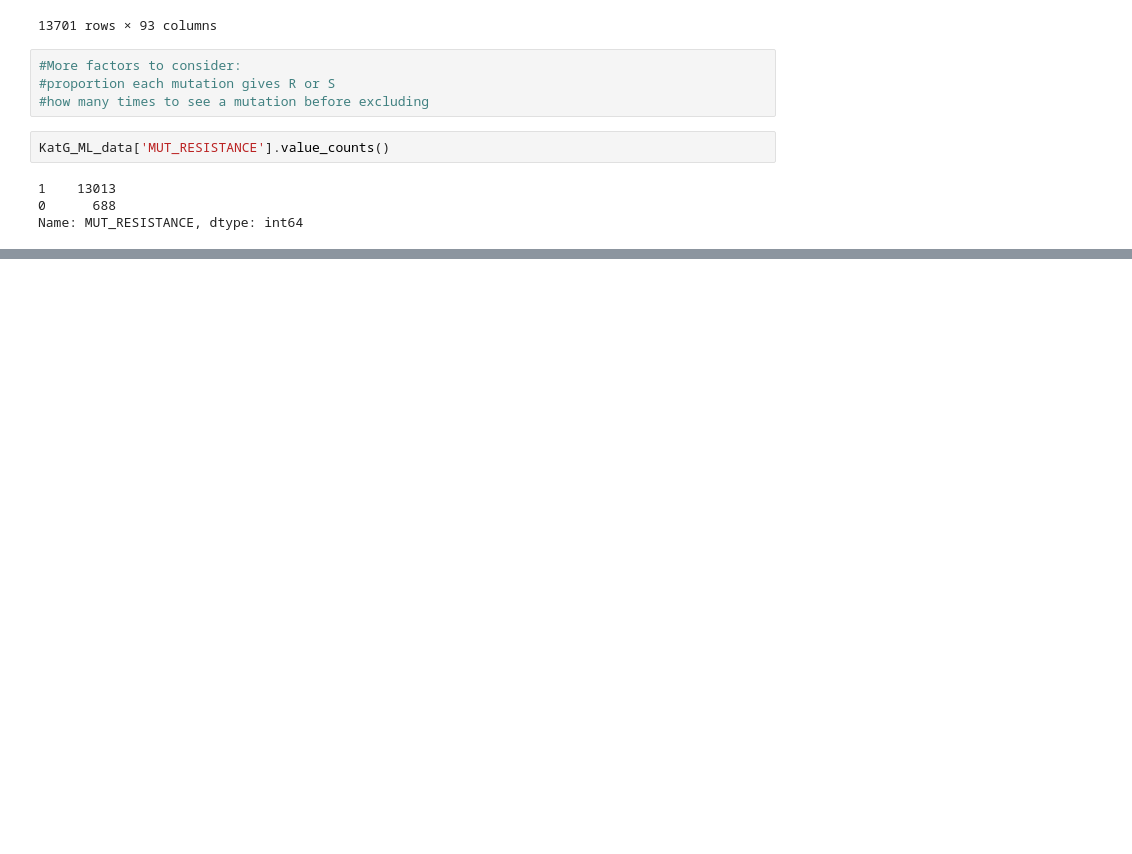
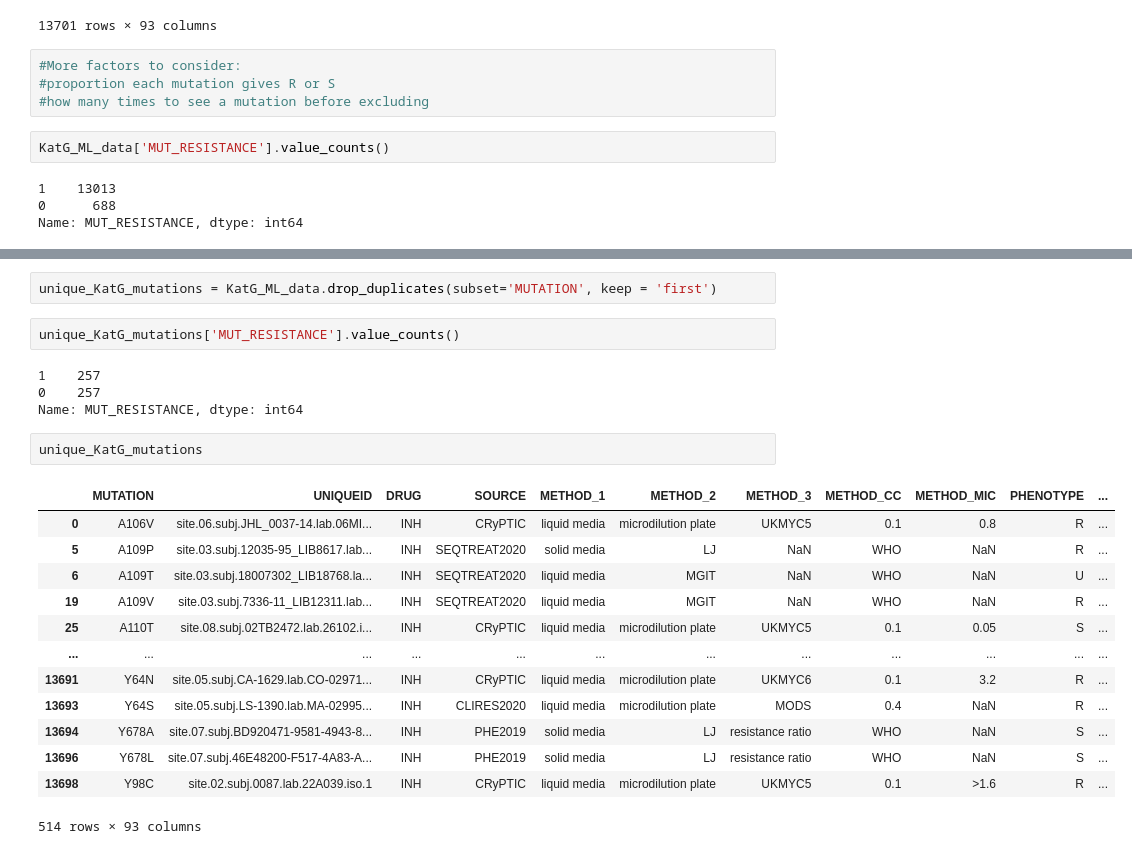
Before and after one commit to fowler-lab/Inh_resistance, a Jupyter notebook: CRyPTIC_KatG.ipynb, the cells around one changed output, grey strips where cells are left out. Drawn from its saved outputs; the diff is of its cells as text; blank space fills up the shorter version.

```diff
--- a/CRyPTIC_KatG.ipynb
+++ b/CRyPTIC_KatG.ipynb
@@ -575,0 +611,24 @@ Dylan tried 4 dif algorithms, called them direct and indirect method, random for
+# %%
+unique_KatG_mutations = KatG_ML_data.drop_duplicates(subset='MUTATION', keep = 'first')
+# %%
+unique_KatG_mutations['MUT_RESISTANCE'].value_counts()
+# %% [output]
+1    257
+0    257
+Name: MUT_RESISTANCE, dtype: int64
+# %%
+unique_KatG_mutations
+# %% [output]
+|  | MUTATION | UNIQUEID | DRUG | SOURCE | METHOD_1 | METHOD_2 | METHOD_3 | METHOD_CC | METHOD_MIC | PHENOTYPE | ... |
+| 0 | A106V | site.06.subj.JHL_0037-14.lab.06MI... | INH | CRyPTIC | liquid media | microdilution plate | UKMYC5 | 0.1 | 0.8 | R | ... |
+| 5 | A109P | site.03.subj.12035-95_LIB8617.lab... | INH | SEQTREAT2020 | solid media | LJ | NaN | WHO | NaN | R | ... |
+| 6 | A109T | site.03.subj.18007302_LIB18768.la... | INH | SEQTREAT2020 | liquid media | MGIT | NaN | WHO | NaN | U | ... |
+| 19 | A109V | site.03.subj.7336-11_LIB12311.lab... | INH | SEQTREAT2020 | liquid media | MGIT | NaN | WHO | NaN | R | ... |
+| 25 | A110T | site.08.subj.02TB2472.lab.26102.i... | INH | CRyPTIC | liquid media | microdilution plate | UKMYC5 | 0.1 | 0.05 | S | ... |
+| ... | ... | ... | ... | ... | ... | ... | ... | ... | ... | ... | ... |
+| 13691 | Y64N | site.05.subj.CA-1629.lab.CO-02971... | INH | CRyPTIC | liquid media | microdilution plate | UKMYC6 | 0.1 | 3.2 | R | ... |
+| 13693 | Y64S | site.05.subj.LS-1390.lab.MA-02995... | INH | CLIRES2020 | liquid media | microdilution plate | MODS | 0.4 | NaN | R | ... |
+| 13694 | Y678A | site.07.subj.BD920471-9581-4943-8... | INH | PHE2019 | solid media | LJ | resistance ratio | WHO | NaN | S | ... |
+| 13696 | Y678L | site.07.subj.46E48200-F517-4A83-A... | INH | PHE2019 | solid media | LJ | resistance ratio | WHO | NaN | S | ... |
+| 13698 | Y98C | site.02.subj.0087.lab.22A039.iso.1 | INH | CRyPTIC | liquid media | microdilution plate | UKMYC5 | 0.1 | >1.6 | R | ... |
+514 rows × 93 columns
```
Also changed, not shown: parts of 30 cells of this notebook.
